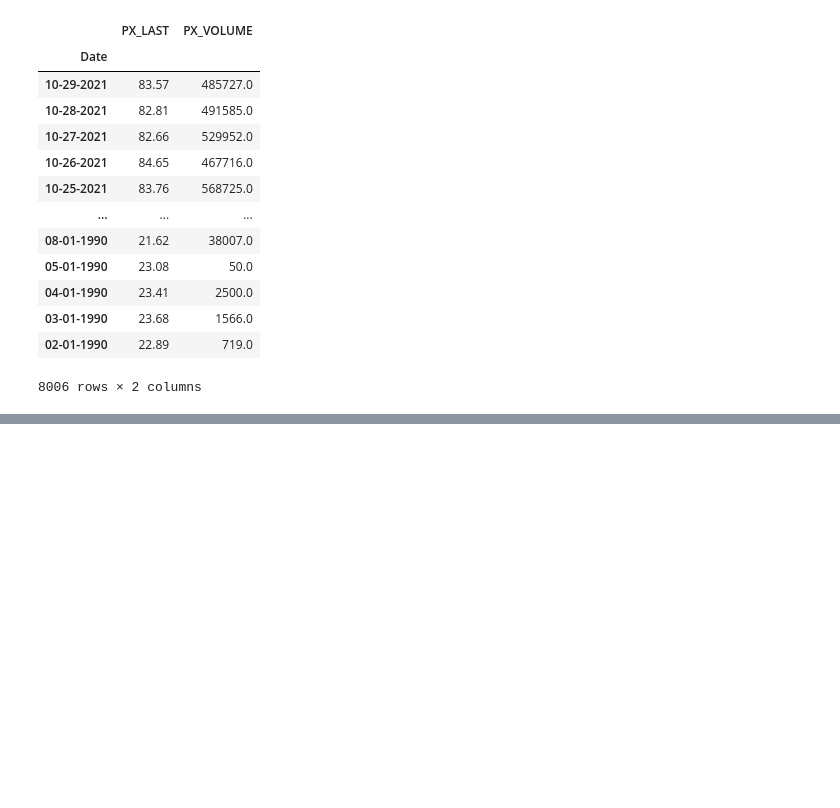
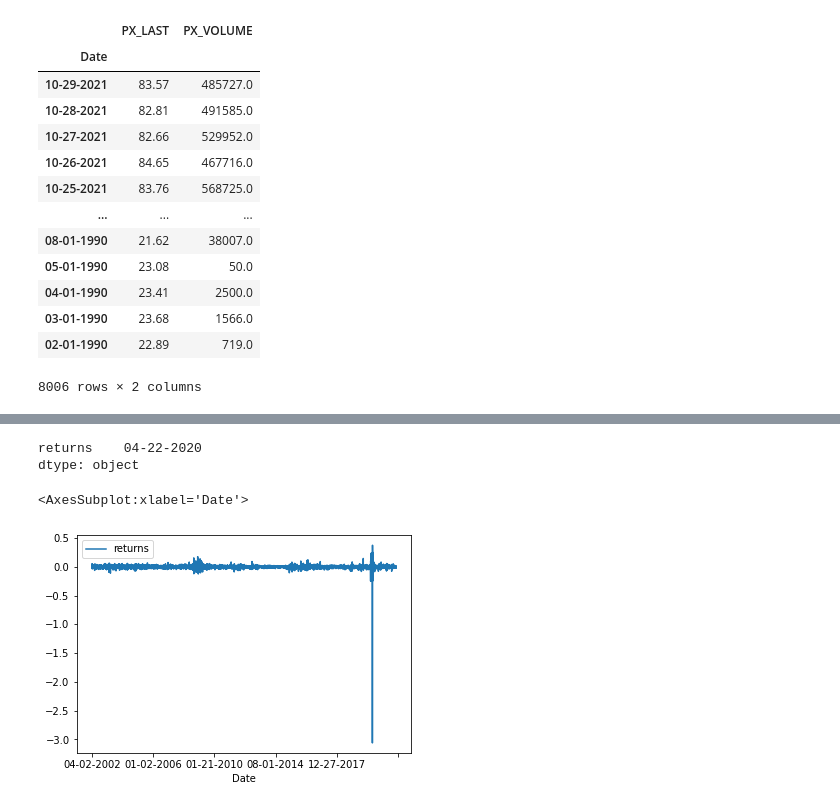
Before and after one commit to joeldsouza493/ORIE5741_Project, a Jupyter notebook: main.ipynb, the cells around one changed output, grey strips where cells are left out. Cells and saved outputs as stored; diff of their text form; code cells hidden in the pictures; blank space fills up the shorter version.

Commit message:
Added more data and merged df

```diff
--- a/main.ipynb
+++ b/main.ipynb
@@ -85,0 +125,6 @@ Text(0, 0.5, 'Price')
+# %%
+data = df_t.shift(-1)
+data['returns'] = returns
+data['Prev_returns'] = data['returns'].shift(-1)
+data = data.dropna()
+data
@@ -85,0 +148,13 @@ Text(0, 0.5, 'Price')
+# %%
+y = data.loc[:,data.columns.isin(['returns'])]
+X = data.loc[:,~data.columns.isin(['returns'])]
+# %%
+y.idxmax(axis=0)
+# %% [output]
+returns    04-22-2020
+dtype: object
+# %%
+y[::-1].plot()
+# %% [output]
+<AxesSubplot:xlabel='Date'>
+[figure, added]
```
Also changed, not shown: parts of 13 cells of this notebook, 9 other files.
